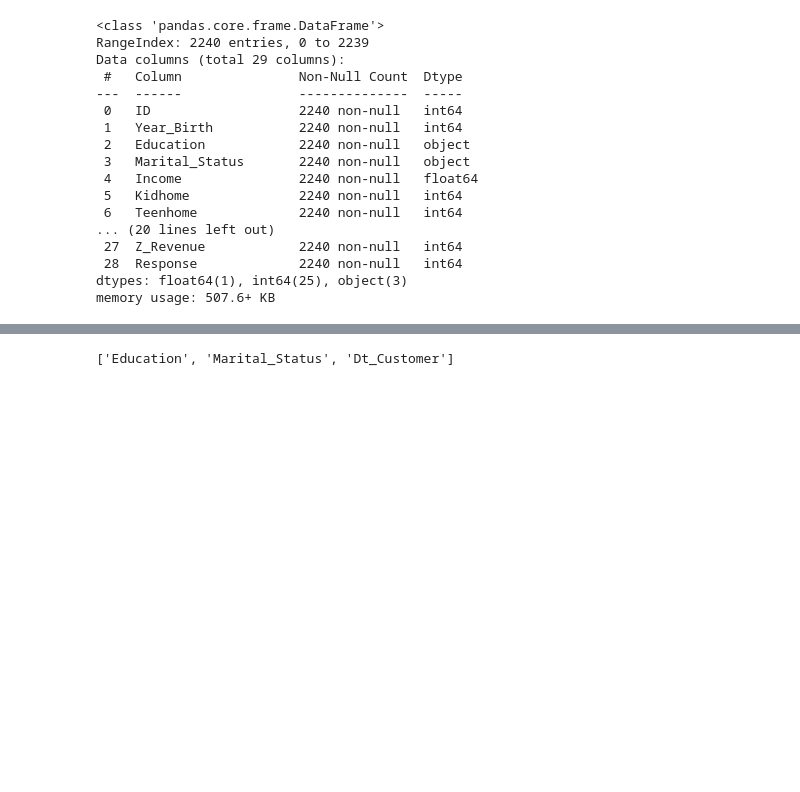
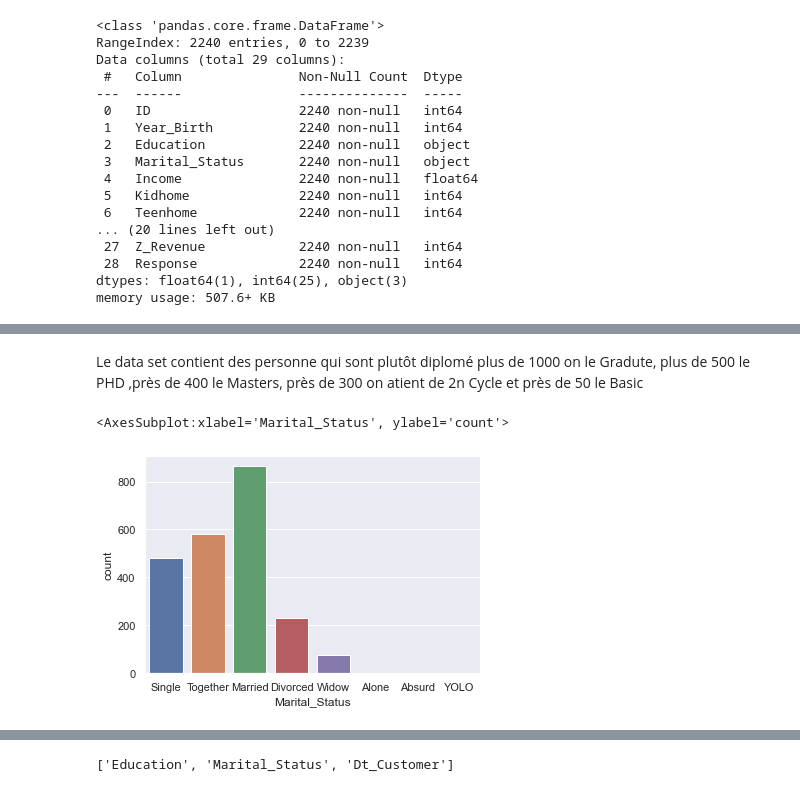
Before and after one commit to benmatrood/preprocessing_segmentation_client, a Jupyter notebook: Untitled7.ipynb, the cells around one changed output, grey strips where cells are left out. Drawn from its saved outputs; the diff is of its cells as text; code cells hidden in the pictures; blank space fills up the shorter version.

```diff
--- a/Untitled7.ipynb
+++ b/Untitled7.ipynb
@@ -120,0 +183,7 @@ for col in df.select_dtypes('int64'):
+# %% [markdown]
+Le data set contient des personne qui sont plutôt diplomé plus de 1000 on le Gradute, plus de 500 le PHD ,près de 400 le Masters, près de 300 on atient de 2n Cycle et près de 50 le Basic
+# %%
+sns.countplot(x='Marital_Status',data = df)
+# %% [output]
+<AxesSubplot:xlabel='Marital_Status', ylabel='count'>
+[figure, added]
```
Also changed, not shown: parts of 33 cells of this notebook.
